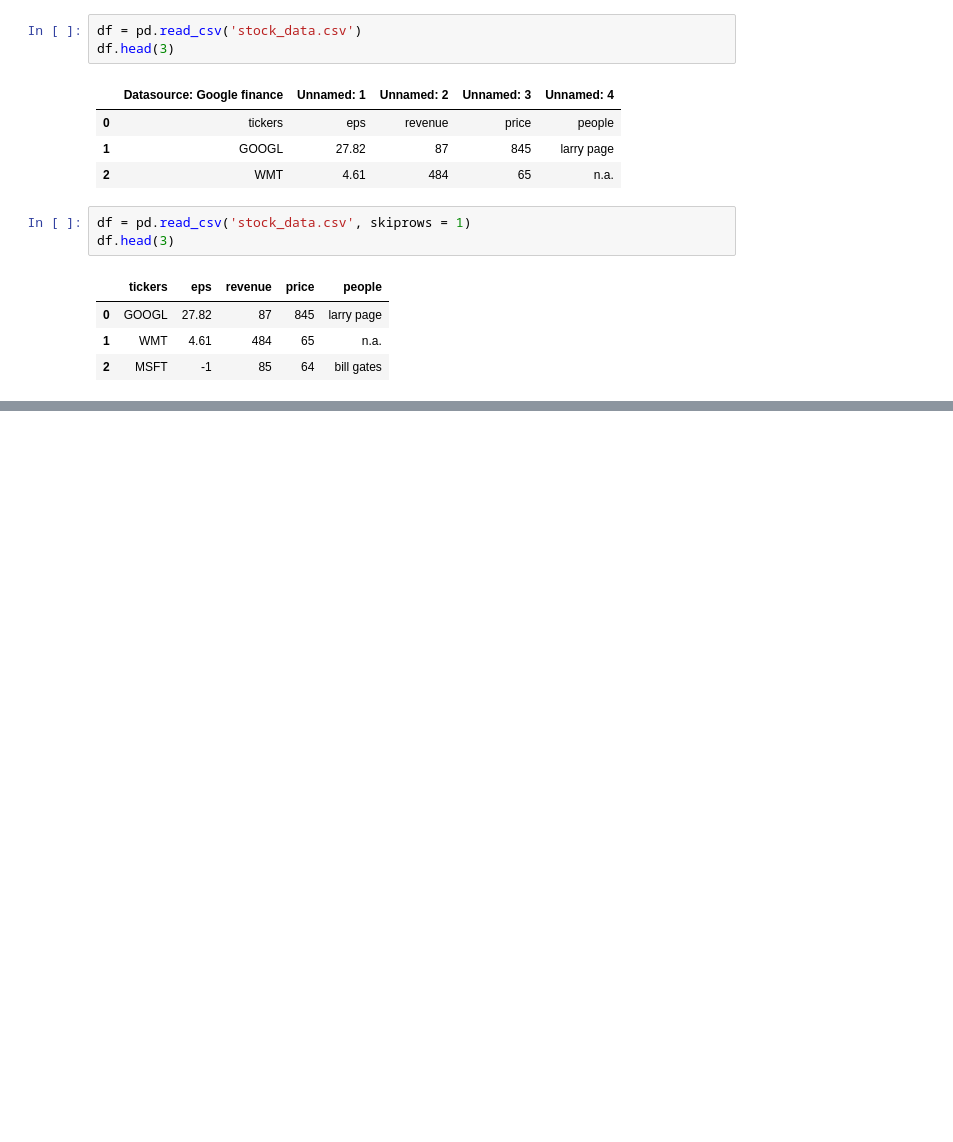
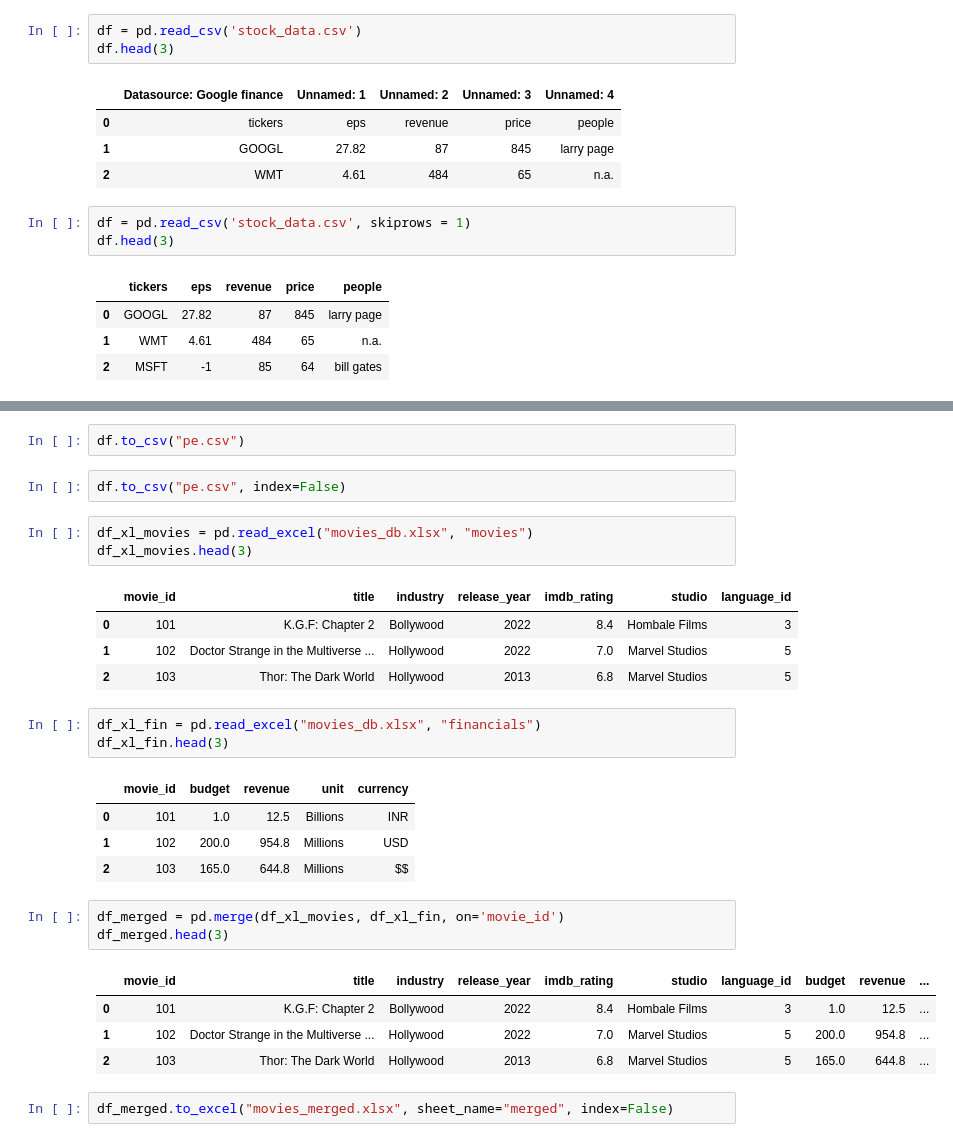
Before and after one commit to shashismg/python, a Jupyter notebook: pandas/pandas_excel_csv_read_write.ipynb, the cells around one changed output, grey strips where cells are left out. Drawn from its saved outputs; the diff is of its cells as text; blank space fills up the shorter version.

```diff
--- a/pandas/pandas_excel_csv_read_write.ipynb
+++ b/pandas/pandas_excel_csv_read_write.ipynb
@@ -20,0 +103,30 @@ df.head(3)
+# %%
+df.to_csv("pe.csv")
+# %%
+df.to_csv("pe.csv", index=False)
+# %%
+df_xl_movies = pd.read_excel("movies_db.xlsx", "movies")
+df_xl_movies.head(3)
+# %% [output]
+|  | movie_id | title | industry | release_year | imdb_rating | studio | language_id |
+| 0 | 101 | K.G.F: Chapter 2 | Bollywood | 2022 | 8.4 | Hombale Films | 3 |
+| 1 | 102 | Doctor Strange in the Multiverse ... | Hollywood | 2022 | 7.0 | Marvel Studios | 5 |
+| 2 | 103 | Thor: The Dark World | Hollywood | 2013 | 6.8 | Marvel Studios | 5 |
+# %%
+df_xl_fin = pd.read_excel("movies_db.xlsx", "financials")
+df_xl_fin.head(3)
+# %% [output]
+|  | movie_id | budget | revenue | unit | currency |
+| 0 | 101 | 1.0 | 12.5 | Billions | INR |
+| 1 | 102 | 200.0 | 954.8 | Millions | USD |
+| 2 | 103 | 165.0 | 644.8 | Millions | $$ |
+# %%
+df_merged = pd.merge(df_xl_movies, df_xl_fin, on='movie_id')
+df_merged.head(3)
+# %% [output]
+|  | movie_id | title | industry | release_year | imdb_rating | studio | language_id | budget | revenue | ... |
+| 0 | 101 | K.G.F: Chapter 2 | Bollywood | 2022 | 8.4 | Hombale Films | 3 | 1.0 | 12.5 | ... |
+| 1 | 102 | Doctor Strange in the Multiverse ... | Hollywood | 2022 | 7.0 | Marvel Studios | 5 | 200.0 | 954.8 | ... |
+| 2 | 103 | Thor: The Dark World | Hollywood | 2013 | 6.8 | Marvel Studios | 5 | 165.0 | 644.8 | ... |
+# %%
+df_merged.to_excel("movies_merged.xlsx", sheet_name="merged", index=False)
```
Also changed, not shown: parts of 9 cells of this notebook.
